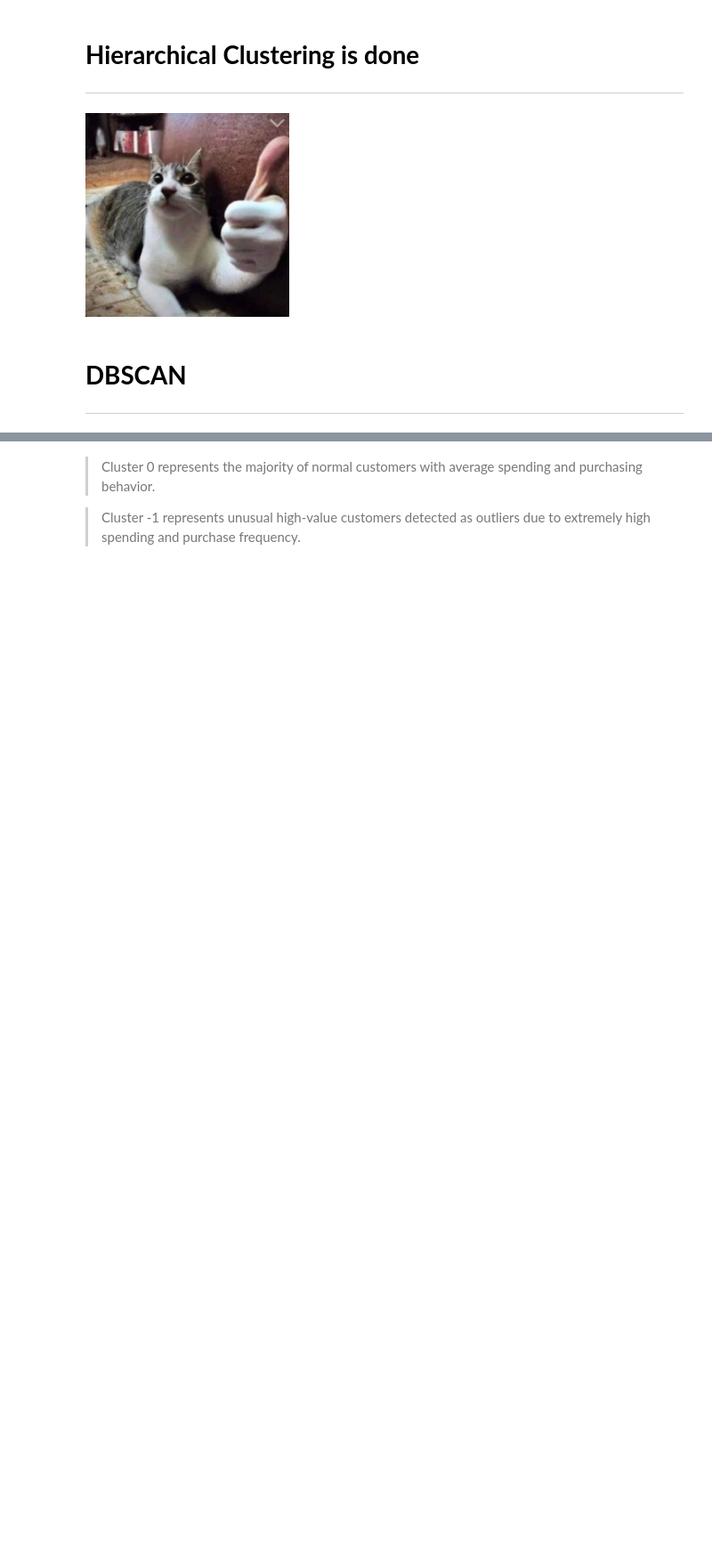
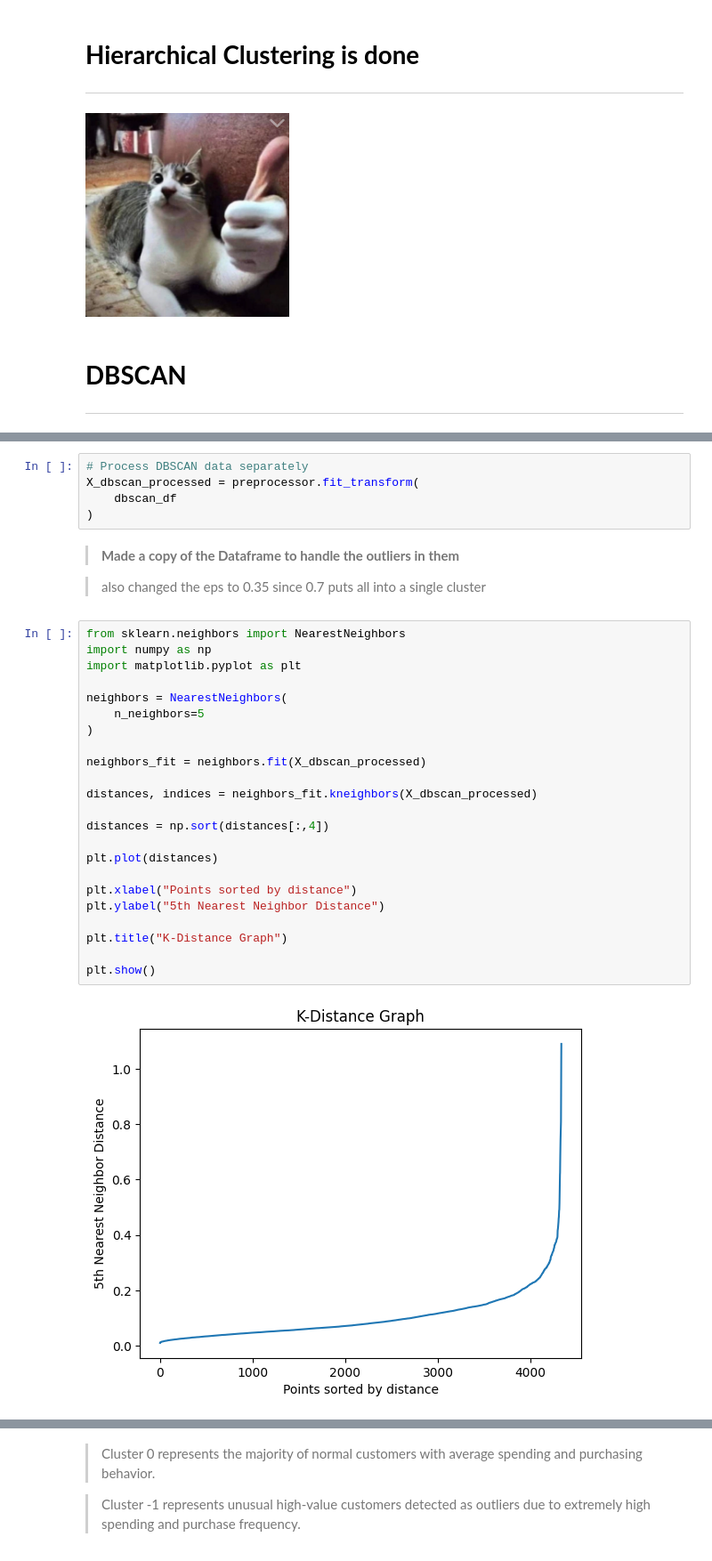
Before and after one commit to Danwanth/Internship, a Jupyter notebook: OnlineRetail.ipynb, the cells around one changed output, grey strips where cells are left out. Shown at 89% size. Drawn from its saved outputs; the diff is of its cells as text; blank space fills up the shorter version.

```diff
--- a/OnlineRetail.ipynb
+++ b/OnlineRetail.ipynb
@@ -1252,0 +1383,37 @@ plt.show()
+# %%
+# Process DBSCAN data separately
+X_dbscan_processed = preprocessor.fit_transform(
+    dbscan_df
+)
+# %% [markdown]
+
+
+> **Made a copy of the Dataframe to handle the outliers in them**
+
+
+> also changed the eps to 0.35 since 0.7 puts all into a single cluster
+# %%
+from sklearn.neighbors import NearestNeighbors
+import numpy as np
+import matplotlib.pyplot as plt
+
+neighbors = NearestNeighbors(
+    n_neighbors=5
+)
+
+neighbors_fit = neighbors.fit(X_dbscan_processed)
+
+distances, indices = neighbors_fit.kneighbors(X_dbscan_processed)
+
+distances = np.sort(distances[:,4])
+
+plt.plot(distances)
+
+plt.xlabel("Points sorted by distance")
+plt.ylabel("5th Nearest Neighbor Distance")
+
+plt.title("K-Distance Graph")
+
+plt.show()
+# %% [output]
+[figure, added]
```
Also changed, not shown: parts of 20 cells of this notebook.
